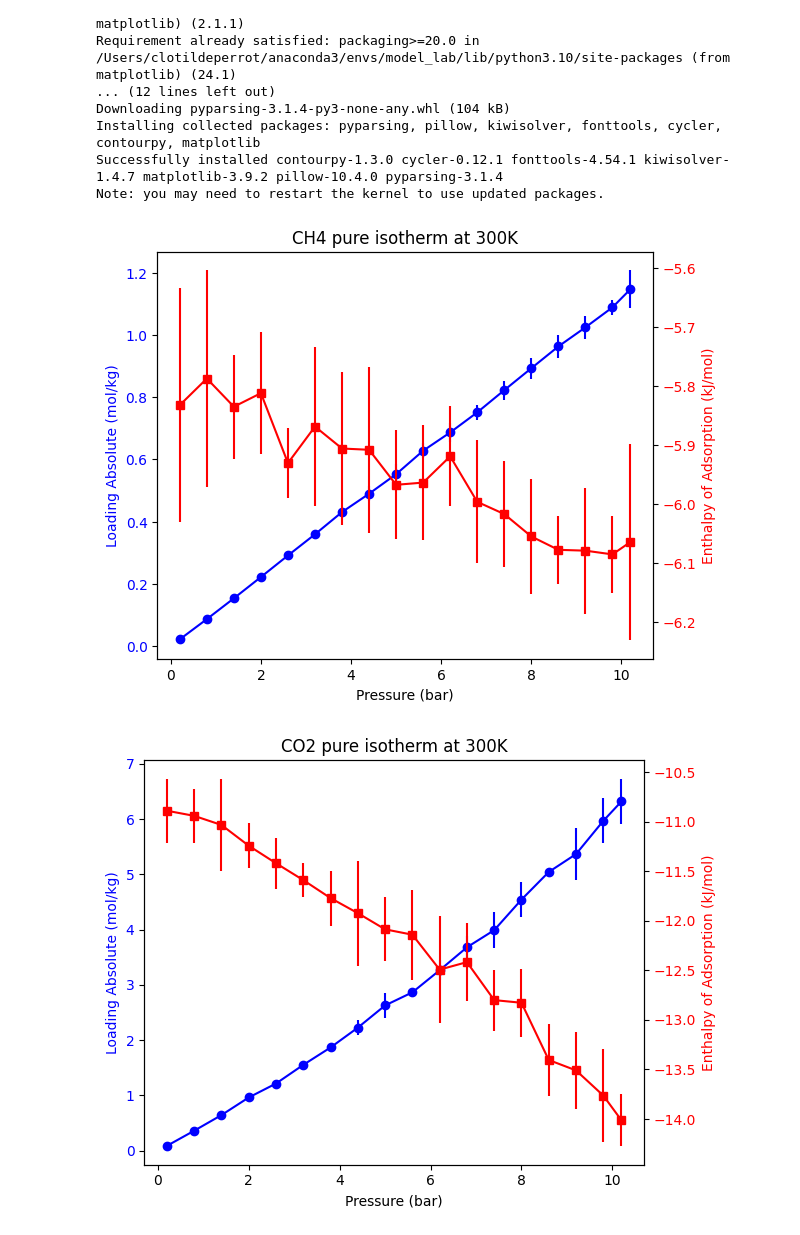
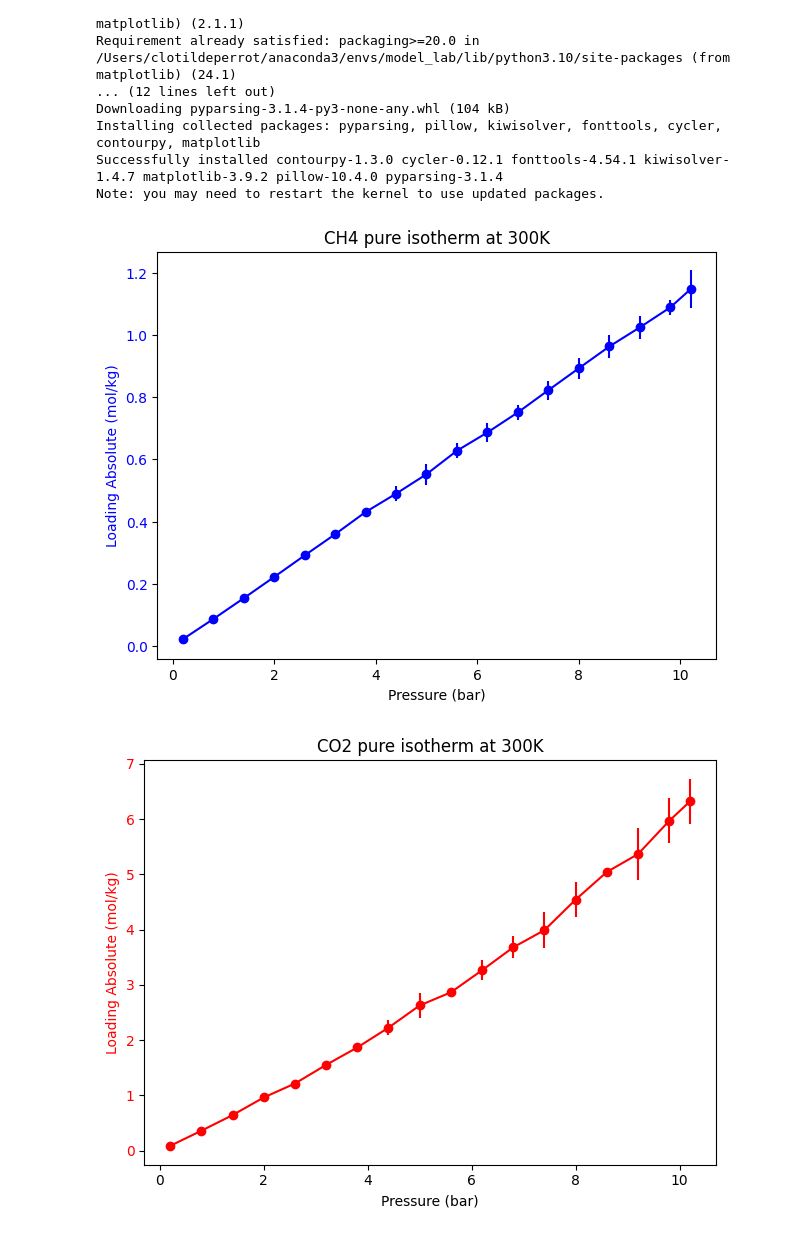
Before and after one commit to LeaMourot/Modeling_lab, a Jupyter notebook: graph.ipynb, the cells around one changed output. Drawn from its saved outputs; the diff is of its cells as text; code cells hidden in the pictures.

Commit message:
new graph in brouillon

```diff
--- a/graph.ipynb
+++ b/graph.ipynb
@@ -25,35 +25,36 @@ import matplotlib.pyplot as plt
 data = {
     'pressure': [0.2, 0.8, 1.4, 2.0, 2.6, 3.2, 3.8, 4.4, 5.0, 5.6, 6.2, 6.8, 7.4, 8.0, 8.6, 9.2, 9.8, 10.2],
     'pressure_unit': 'bar',
     'loading_absolute_dev': [0.0029257587086246, 0.0046961432152114, 0.0042053747373354, 0.013539894417122, 0.013483719817968, 0.015161025526191, 0.010612737734106, 0.023253338259637, 0.034225174027897, 0.024345129716779, 0.030457062150504, 0.023879951201299, 0.031029028064904, 0.034006398430243, 0.038159936407652, 0.036657581075093, 0.024814842927216, 0.06009003342175],
     'loading_absolute_average': [0.021916150047, 0.086852890927, 0.15377020240384, 0.22218105892092, 0.29150102981032, 0.359587202623, 0.431017617591, 0.4899477099396, 0.55270907000012, 0.62823049964356, 0.68696578176952, 0.75144796546336, 0.82284591206092, 0.89326980754528, 0.9633365509548, 1.024669302716, 1.0889891445576, 1.1474971480905],
     'loading_absolute_unit': 'mol/kg',
     'enthalpy_of_adsorption_dev': [0.19905159096389, 0.18339598247321, 0.088397063347551, 0.10359254362991, 0.059716436773008, 0.13516628836065, 0.13055663365843, 0.14117760428359, 0.092710949257107, 0.09738388499497, 0.084694894115886, 0.1041281334963, 0.090457010301564, 0.096967332651551, 0.057348598604841, 0.10692105460078, 0.065425797976271, 0.16671084116967],
     'enthalpy_of_adsorption_average': [-5.8322569487749, -5.7872556600401, -5.8350490966385, -5.8120516657937, -5.9306484414623, -5.8687369567567, -5.9059838866579, -5.9081274267708, -5.967548410699, -5.9638010193477, -5.9192489586191, -5.9964504086536, -6.0172509208218, -6.0551921877728, -6.0778865580804, -6.0793115661869, -6.0856428292302, -6.0646085156269],
     'enthalpy_of_adsorption_unit': 'kJ/mol'
 }
 
 # Création de la figure
 fig, ax1 = plt.subplots()
 
 # Tracé de la charge absolue en fonction de la pression
 ax1.errorbar(data['pressure'], data['loading_absolute_average'], yerr=data['loading_absolute_dev'], fmt='-o', color='b', label='Loading Absolute (mol/kg)')
 ax1.set_xlabel(f"Pressure ({data['pressure_unit']})")
 ax1.set_ylabel(f"Loading Absolute ({data['loading_absolute_unit']})", color='b')
 ax1.tick_params(axis='y', labelcolor='b')
 
 # Ajout d'un deuxième axe pour l'enthalpie d'adsorption
+'''
 ax2 = ax1.twinx()
 ax2.errorbar(data['pressure'], data['enthalpy_of_adsorption_average'], yerr=data['enthalpy_of_adsorption_dev'], fmt='-s', color='r', label='Enthalpy of Adsorption (kJ/mol)')
 ax2.set_ylabel(f"Enthalpy of Adsorption ({data['enthalpy_of_adsorption_unit']})", color='r')
-ax2.tick_params(axis='y', labelcolor='r')
+ax2.tick_params(axis='y', labelcolor='r')'''
 
 # Légendes et affichage
 fig.tight_layout()
 plt.title("CH4 pure isotherm at 300K")
 plt.show()
 # %% [output]
-[figure, old version]
+[figure, new version]
 # %%
 import matplotlib.pyplot as plt
 
@@ -73,20 +74,21 @@ data = {
 fig, ax1 = plt.subplots()
 
 # Tracé de la charge absolue en fonction de la pression
-ax1.errorbar(data['pressure'], data['loading_absolute_average'], yerr=data['loading_absolute_dev'], fmt='-o', color='b', label='Loading Absolute (mol/kg)')
+ax1.errorbar(data['pressure'], data['loading_absolute_average'], yerr=data['loading_absolute_dev'], fmt='-o', color='r', label='Loading Absolute (mol/kg)')
 ax1.set_xlabel(f"Pressure ({data['pressure_unit']})")
-ax1.set_ylabel(f"Loading Absolute ({data['loading_absolute_unit']})", color='b')
-ax1.tick_params(axis='y', labelcolor='b')
+ax1.set_ylabel(f"Loading Absolute ({data['loading_absolute_unit']})", color='r')
+ax1.tick_params(axis='y', labelcolor='r')
 
 # Ajout d'un deuxième axe pour l'enthalpie d'adsorption
+'''
 ax2 = ax1.twinx()
 ax2.errorbar(data['pressure'], data['enthalpy_of_adsorption_average'], yerr=data['enthalpy_of_adsorption_dev'], fmt='-s', color='r', label='Enthalpy of Adsorption (kJ/mol)')
 ax2.set_ylabel(f"Enthalpy of Adsorption ({data['enthalpy_of_adsorption_unit']})", color='r')
-ax2.tick_params(axis='y', labelcolor='r')
+ax2.tick_params(axis='y', labelcolor='r')'''
 
 # Légendes et affichage
 fig.tight_layout()
 plt.title("CO2 pure isotherm at 300K")
 plt.show()
 # %% [output]
-[figure, old version]
+[figure, new version]
```
Also changed, not shown: parts of 1 cell of this notebook.
